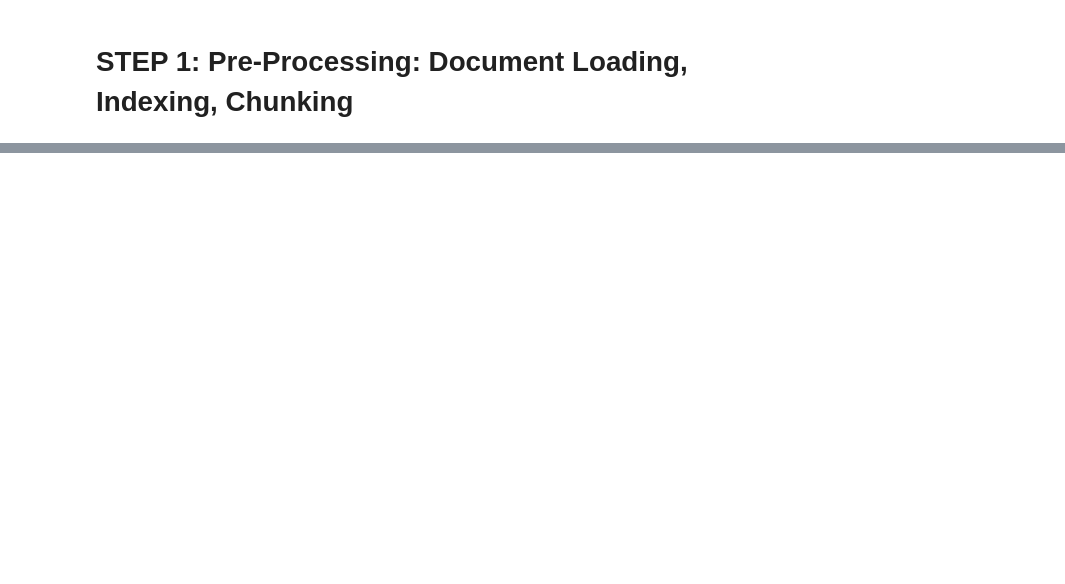
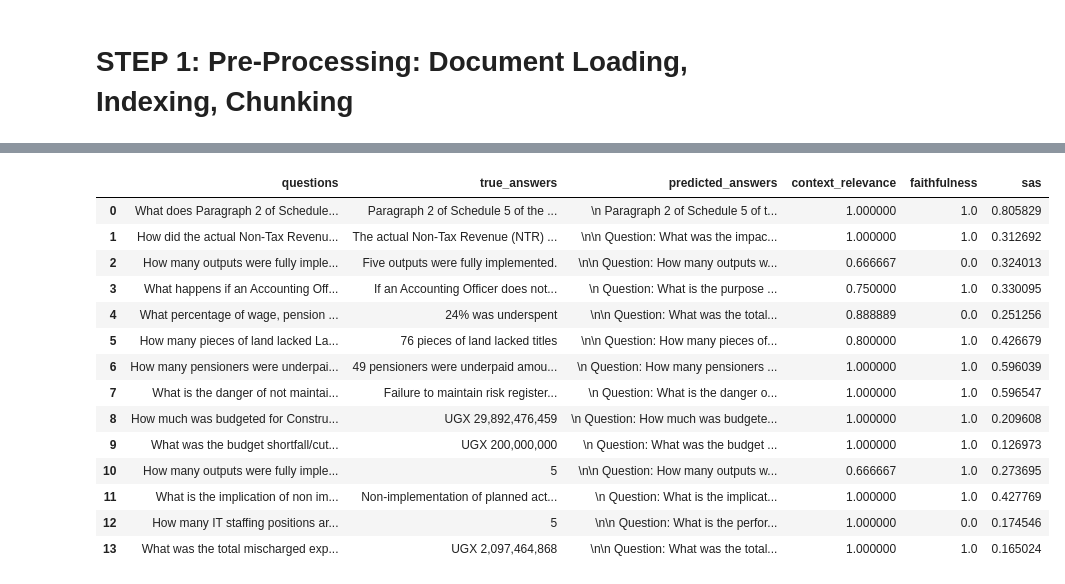
Before and after one commit to jonas-nothnagel/rag-pipelines, a Jupyter notebook: notebooks/haystack_rag.ipynb, the cells around one changed output, grey strips where cells are left out. Drawn from its saved outputs; the diff is of its cells as text; code cells hidden in the pictures; blank space fills up the shorter version.

```diff
--- a/notebooks/haystack_rag.ipynb
+++ b/notebooks/haystack_rag.ipynb
@@ -71,0 +216,19 @@ def indexing(embedding_model: str, chunk_size: int):
+# %%
+detailed_best_sas_df = pd.read_csv("../data/evaluation/results/detailed_all-mpnet-base-v2__top_k:3__chunk_size:256.csv")
+detailed_best_sas_df
+# %% [output]
+|  | questions | true_answers | predicted_answers | context_relevance | faithfulness | sas |
+| 0 | What does Paragraph 2 of Schedule... | Paragraph 2 of Schedule 5 of the ... | \n Paragraph 2 of Schedule 5 of t... | 1.000000 | 1.0 | 0.805829 |
+| 1 | How did the actual Non-Tax Revenu... | The actual Non-Tax Revenue (NTR) ... | \n\n Question: What was the impac... | 1.000000 | 1.0 | 0.312692 |
+| 2 | How many outputs were fully imple... | Five outputs were fully implemented. | \n\n Question: How many outputs w... | 0.666667 | 0.0 | 0.324013 |
+| 3 | What happens if an Accounting Off... | If an Accounting Officer does not... | \n Question: What is the purpose ... | 0.750000 | 1.0 | 0.330095 |
+| 4 | What percentage of wage, pension ... | 24% was underspent | \n\n Question: What was the total... | 0.888889 | 0.0 | 0.251256 |
+| 5 | How many pieces of land lacked La... | 76 pieces of land lacked titles | \n\n Question: How many pieces of... | 0.800000 | 1.0 | 0.426679 |
+| 6 | How many pensioners were underpai... | 49 pensioners were underpaid amou... | \n Question: How many pensioners ... | 1.000000 | 1.0 | 0.596039 |
+| 7 | What is the danger of not maintai... | Failure to maintain risk register... | \n Question: What is the danger o... | 1.000000 | 1.0 | 0.596547 |
+| 8 | How much was budgeted for Constru... | UGX 29,892,476,459 | \n Question: How much was budgete... | 1.000000 | 1.0 | 0.209608 |
+| 9 | What was the budget shortfall/cut... | UGX 200,000,000 | \n Question: What was the budget ... | 1.000000 | 1.0 | 0.126973 |
+| 10 | How many outputs were fully imple... | 5 | \n\n Question: How many outputs w... | 0.666667 | 1.0 | 0.273695 |
+| 11 | What is the implication of non im... | Non-implementation of planned act... | \n Question: What is the implicat... | 1.000000 | 1.0 | 0.427769 |
+| 12 | How many IT staffing positions ar... | 5 | \n\n Question: What is the perfor... | 1.000000 | 0.0 | 0.174546 |
+| 13 | What was the total mischarged exp... | UGX 2,097,464,868 | \n\n Question: What was the total... | 1.000000 | 1.0 | 0.165024 |
```
Also changed, not shown: parts of 12 cells of this notebook, 5 other files.
